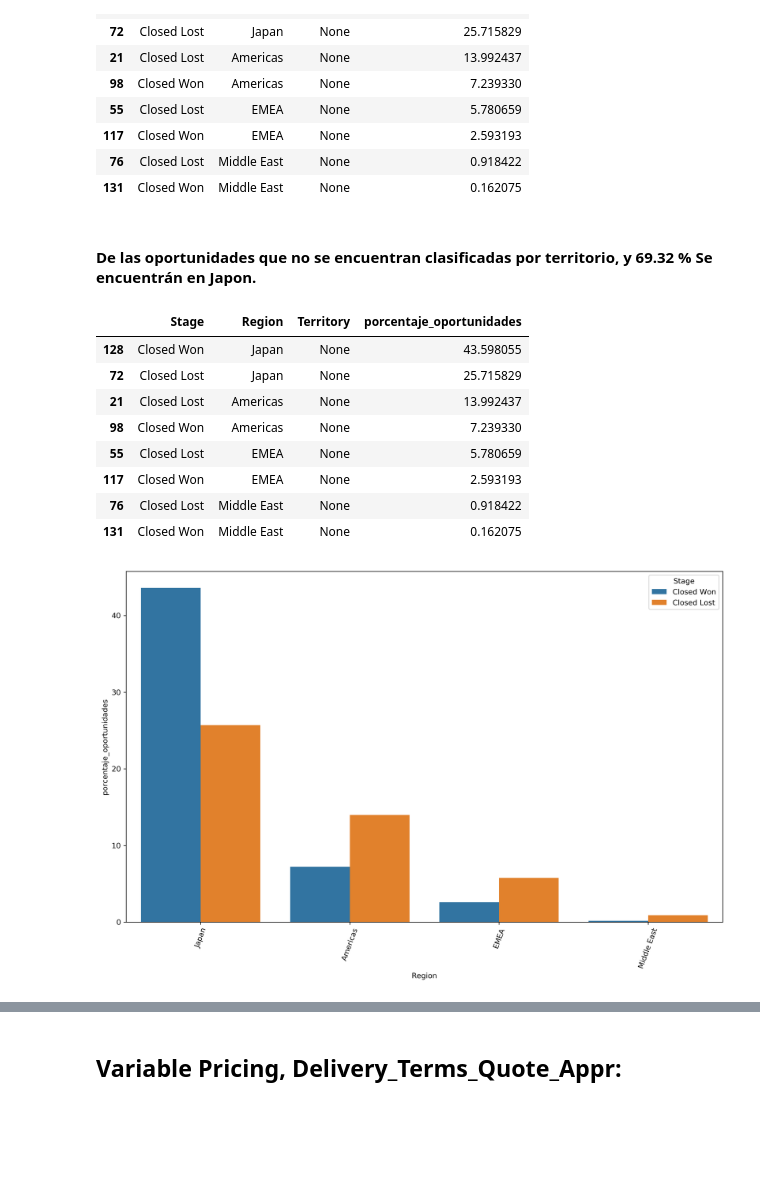
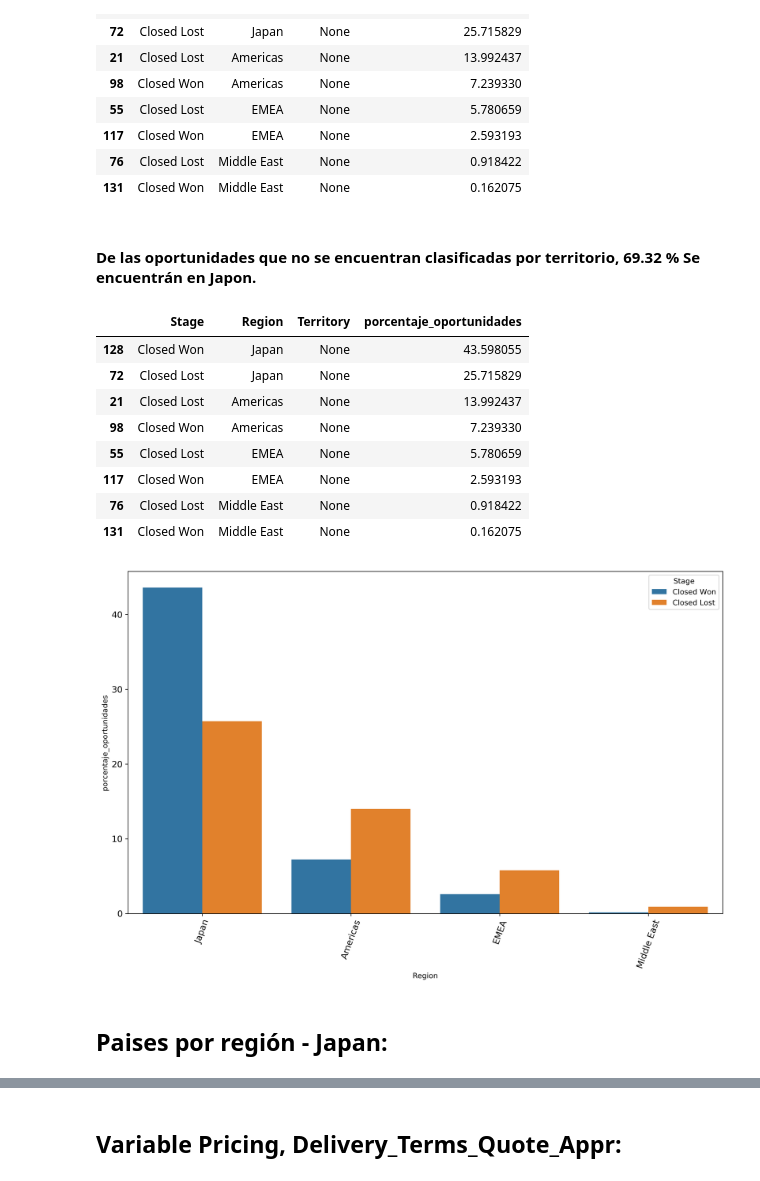
Before and after one commit to pedromperezc/7506-Organizacion-de-Datos, a Jupyter notebook: Exploracion dataset.ipynb, the cells around one changed output, grey strips where cells are left out. Cells and saved outputs as stored; diff of their text form; code cells hidden in the pictures; blank space fills up the shorter version.

```diff
--- a/Exploracion dataset.ipynb
+++ b/Exploracion dataset.ipynb
@@ -300,21 +303,24 @@ df_territorio_none
 | 76 | Closed Lost | Middle East | None | 0.918422 |
 | 131 | Closed Won | Middle East | None | 0.162075 |
 # %% [markdown]
-#### De las oportunidades que no se encuentran clasificadas por territorio, y 69.32 % Se encuentrán en Japon.
+#### De las oportunidades que no se encuentran clasificadas por territorio,  69.32 % Se encuentrán en Japon.
 # %%
 fig=plt.figure(figsize=(12,8), dpi= 300, facecolor='w', edgecolor='0.4')
 sns.barplot(x='Region', y='porcentaje_oportunidades', hue='Stage', data=df_territorio_none)
-plt.xticks(rotation=70)
+plt.xticks(rotation=70, fontsize = 12)
+plt.yticks(fontsize = 12)
 plt.tight_layout()
 df_territorio_none
 # %% [output]
 |  | Stage | Region | Territory | porcentaje_oportunidades |
 | 128 | Closed Won | Japan | None | 43.598055 |
 | 72 | Closed Lost | Japan | None | 25.715829 |
 | 21 | Closed Lost | Americas | None | 13.992437 |
 | 98 | Closed Won | Americas | None | 7.239330 |
 | 55 | Closed Lost | EMEA | None | 5.780659 |
 | 117 | Closed Won | EMEA | None | 2.593193 |
 | 76 | Closed Lost | Middle East | None | 0.918422 |
 | 131 | Closed Won | Middle East | None | 0.162075 |
-[figure, old version]
+[figure, new version]
+# %% [markdown]
+## Paises por región - Japan:
```
Also changed, not shown: parts of 16 cells of this notebook, 2 other files.
